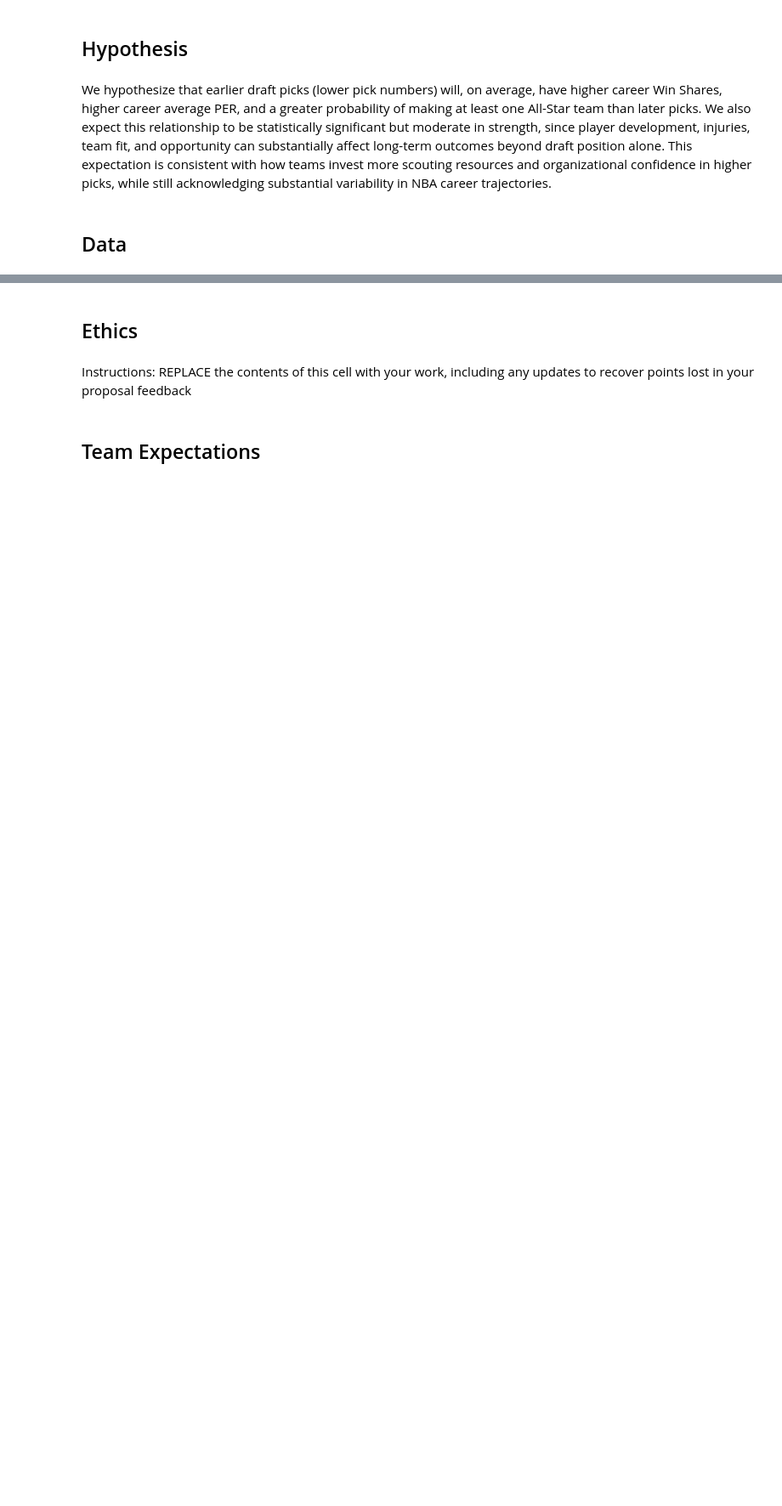
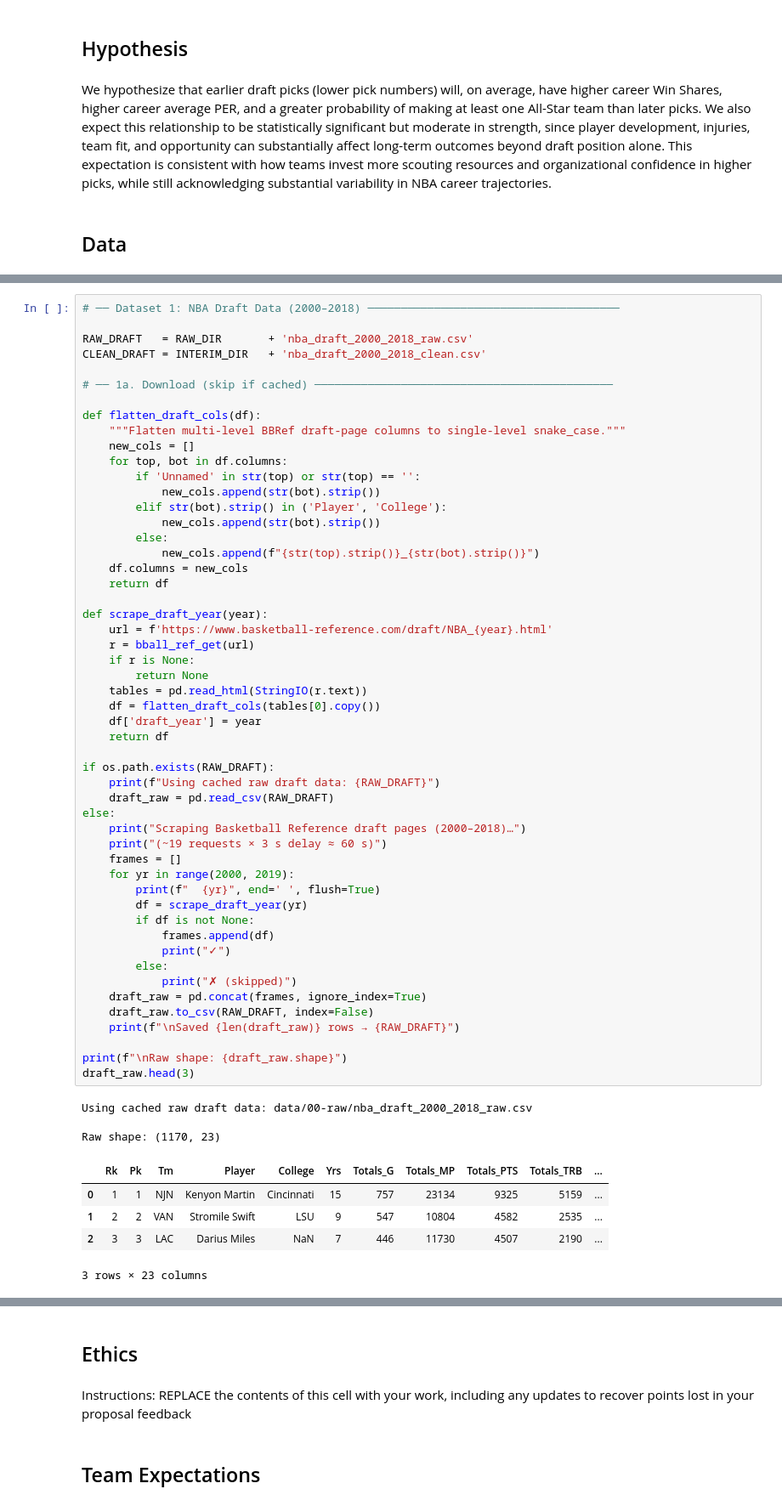
Before and after one commit to COGS108/Group-SP26-093, a Jupyter notebook: 01-DataCheckpoint.ipynb, the cells around one changed output, grey strips where cells are left out. Shown at 85% size. Drawn from its saved outputs; the diff is of its cells as text; blank space fills up the shorter version.

```diff
--- a/01-DataCheckpoint.ipynb
+++ b/01-DataCheckpoint.ipynb
@@ -147,0 +174,61 @@ Please note that you can always keep adding more datasets in the future if these
+# %%
+# ── Dataset 1: NBA Draft Data (2000–2018) ──────────────────────────────────────
+
+RAW_DRAFT   = RAW_DIR       + 'nba_draft_2000_2018_raw.csv'
+CLEAN_DRAFT = INTERIM_DIR   + 'nba_draft_2000_2018_clean.csv'
+
+# ── 1a. Download (skip if cached) ─────────────────────────────────────────────
+
+def flatten_draft_cols(df):
+    """Flatten multi-level BBRef draft-page columns to single-level snake_case."""
+    new_cols = []
+    for top, bot in df.columns:
+        if 'Unnamed' in str(top) or str(top) == '':
+            new_cols.append(str(bot).strip())
+        elif str(bot).strip() in ('Player', 'College'):
+            new_cols.append(str(bot).strip())
+        else:
+            new_cols.append(f"{str(top).strip()}_{str(bot).strip()}")
+    df.columns = new_cols
+    return df
+
+def scrape_draft_year(year):
+    url = f'https://www.basketball-reference.com/draft/NBA_{year}.html'
+    r = bball_ref_get(url)
+    if r is None:
+        return None
+    tables = pd.read_html(StringIO(r.text))
+    df = flatten_draft_cols(tables[0].copy())
+    df['draft_year'] = year
+    return df
+
+if os.path.exists(RAW_DRAFT):
+    print(f"Using cached raw draft data: {RAW_DRAFT}")
+    draft_raw = pd.read_csv(RAW_DRAFT)
+else:
+    print("Scraping Basketball Reference draft pages (2000–2018)…")
+    print("(~19 requests × 3 s delay ≈ 60 s)")
+    frames = []
+    for yr in range(2000, 2019):
+        print(f"  {yr}", end=' ', flush=True)
+        df = scrape_draft_year(yr)
+        if df is not None:
+            frames.append(df)
+            print("✓")
+        else:
+            print("✗ (skipped)")
+    draft_raw = pd.concat(frames, ignore_index=True)
+    draft_raw.to_csv(RAW_DRAFT, index=False)
+    print(f"\nSaved {len(draft_raw)} rows → {RAW_DRAFT}")
+
+print(f"\nRaw shape: {draft_raw.shape}")
+draft_raw.head(3)
+# %% [output]
+Using cached raw draft data: data/00-raw/nba_draft_2000_2018_raw.csv
+
+Raw shape: (1170, 23)
+|  | Rk | Pk | Tm | Player | College | Yrs | Totals_G | Totals_MP | Totals_PTS | Totals_TRB | ... |
+| 0 | 1 | 1 | NJN | Kenyon Martin | Cincinnati | 15 | 757 | 23134 | 9325 | 5159 | ... |
+| 1 | 2 | 2 | VAN | Stromile Swift | LSU | 9 | 547 | 10804 | 4582 | 2535 | ... |
+| 2 | 3 | 3 | LAC | Darius Miles | NaN | 7 | 446 | 11730 | 4507 | 2190 | ... |
+3 rows × 23 columns
```
Also changed, not shown: parts of 21 cells of this notebook.
